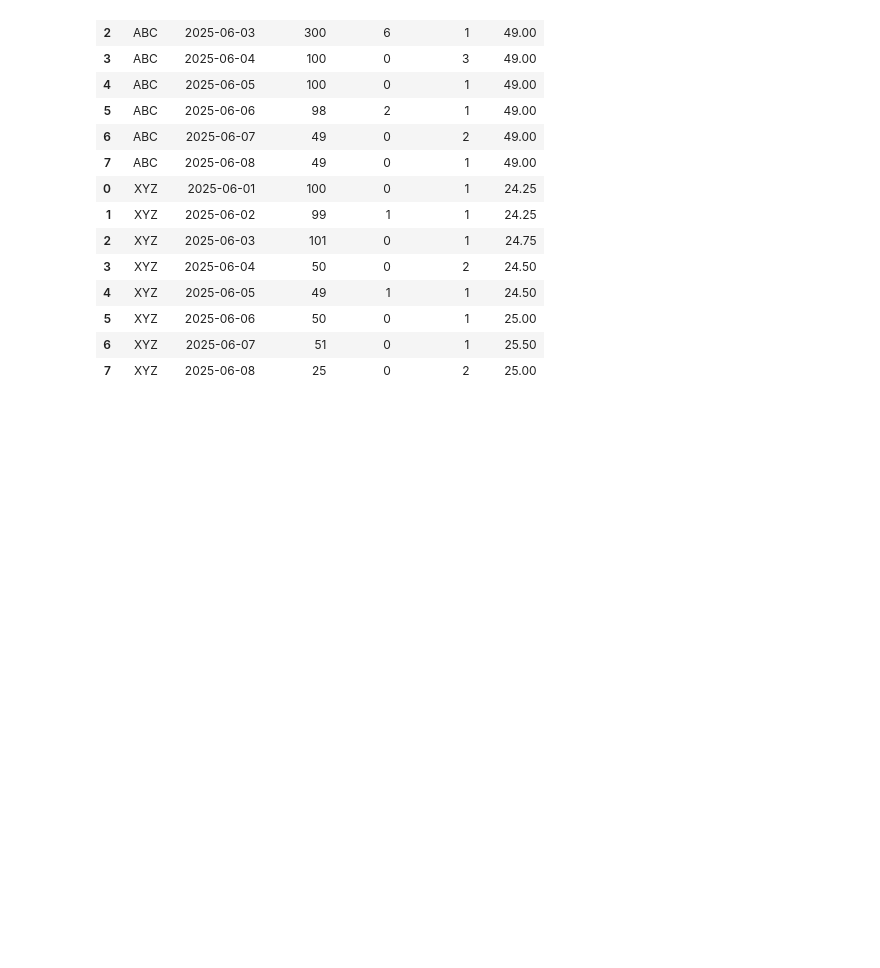
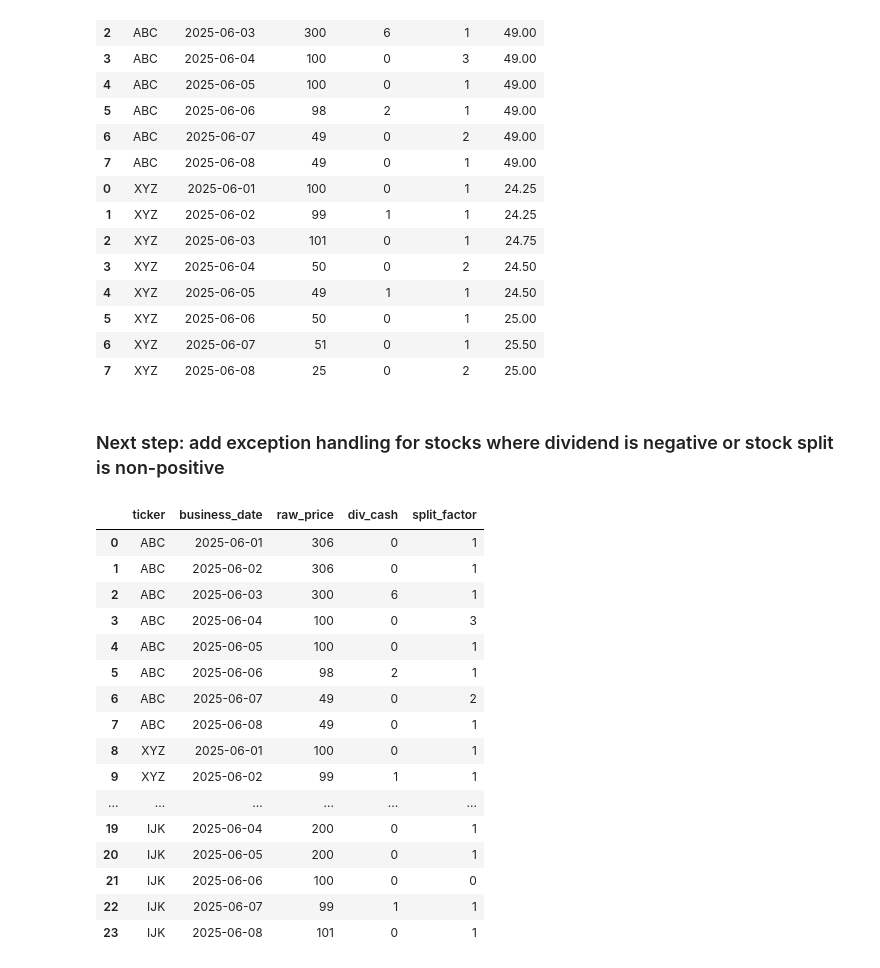
Before and after one commit to jzl4/financial-etl-poc, a Jupyter notebook: notebooks/notebook_adjust_stocks_corp_actions.ipynb, the cells around one changed output. Drawn from its saved outputs; the diff is of its cells as text; code cells hidden in the pictures; blank space fills up the shorter version.

```diff
--- a/notebooks/notebook_adjust_stocks_corp_actions.ipynb
+++ b/notebooks/notebook_adjust_stocks_corp_actions.ipynb
@@ -200,3 +200,44 @@ adj_corp_actions(df)
 | 5 | XYZ | 2025-06-06 | 50 | 0 | 1 | 25.00 |
 | 6 | XYZ | 2025-06-07 | 51 | 0 | 1 | 25.50 |
 | 7 | XYZ | 2025-06-08 | 25 | 0 | 2 | 25.00 |
+# %% [markdown]
+### Next step: add exception handling for stocks where dividend is negative or stock split is non-positive
+# %%
+df = pd.DataFrame({
+    "ticker":["ABC", "ABC", "ABC", "ABC", "ABC", "ABC", "ABC", "ABC",
+              "XYZ", "XYZ", "XYZ", "XYZ", "XYZ", "XYZ", "XYZ", "XYZ",
+              "IJK", "IJK", "IJK", "IJK", "IJK", "IJK", "IJK", "IJK"],
+    "business_date": pd.to_datetime([
+        "2025-06-01", "2025-06-02", "2025-06-03", "2025-06-04", "2025-06-05", "2025-06-06", "2025-06-07", "2025-06-08",
+        "2025-06-01", "2025-06-02", "2025-06-03", "2025-06-04", "2025-06-05", "2025-06-06", "2025-06-07", "2025-06-08",
+        "2025-06-01", "2025-06-02", "2025-06-03", "2025-06-04", "2025-06-05", "2025-06-06", "2025-06-07", "2025-06-08"]),
+    "raw_price": [306, 306, 300, 100, 100, 98, 49, 49,
+                  100, 99, 101, 50, 49, 50, 51, 25,
+                  200, 200, 201, 200, 200, 100, 99, 101],
+    "div_cash": [0, 0, 6, 0, 0, 2, 0, 0,
+                 0, 1, 0, 0, 1, 0, 0, 0,
+                 0, 0, -1, 0, 0, 0, 1, 0],   # Erroneous dividend of -1 on purpose
+    "split_factor": [1, 1, 1, 3, 1, 1, 2, 1,
+                     1, 1, 1, 2, 1, 1, 1, 2,
+                     1, 1, 1, 1, 1, 0, 1, 1]    # Erroneous split ratio of 0 on purpose
+})
+# %%
+df
+# %% [output]
+|  | ticker | business_date | raw_price | div_cash | split_factor |
+| 0 | ABC | 2025-06-01 | 306 | 0 | 1 |
+| 1 | ABC | 2025-06-02 | 306 | 0 | 1 |
+| 2 | ABC | 2025-06-03 | 300 | 6 | 1 |
+| 3 | ABC | 2025-06-04 | 100 | 0 | 3 |
+| 4 | ABC | 2025-06-05 | 100 | 0 | 1 |
+| 5 | ABC | 2025-06-06 | 98 | 2 | 1 |
+| 6 | ABC | 2025-06-07 | 49 | 0 | 2 |
+| 7 | ABC | 2025-06-08 | 49 | 0 | 1 |
+| 8 | XYZ | 2025-06-01 | 100 | 0 | 1 |
+| 9 | XYZ | 2025-06-02 | 99 | 1 | 1 |
+| ... | ... | ... | ... | ... | ... |
+| 19 | IJK | 2025-06-04 | 200 | 0 | 1 |
+| 20 | IJK | 2025-06-05 | 200 | 0 | 1 |
+| 21 | IJK | 2025-06-06 | 100 | 0 | 0 |
+| 22 | IJK | 2025-06-07 | 99 | 1 | 1 |
+| 23 | IJK | 2025-06-08 | 101 | 0 | 1 |
```
Also changed, not shown: parts of 3 cells of this notebook.
